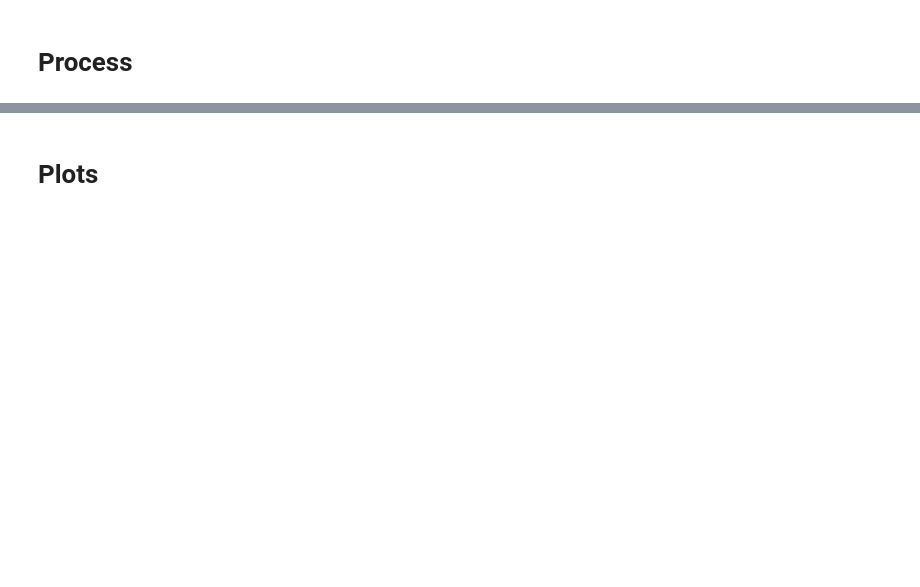
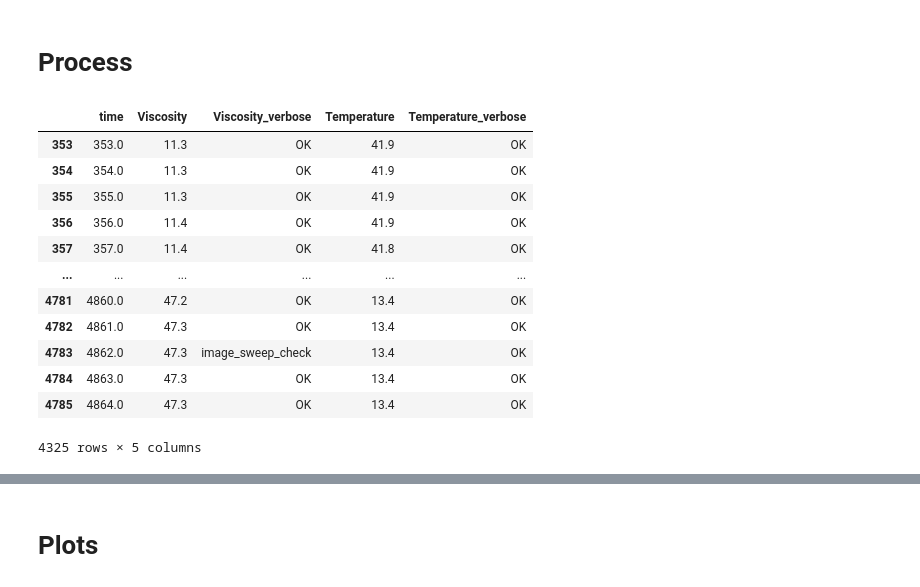
Before and after one commit to EnglishBeach/Diplom-work, a Jupyter notebook: Interactive.ipynb, the cells around one changed output, grey strips where cells are left out. Saved outputs shown, nothing was run; the diff lists cells and outputs as text; code cells hidden in the pictures; blank space fills up the shorter version.

```diff
--- a/Interactive.ipynb
+++ b/Interactive.ipynb
@@ -255,4 +258,20 @@ a.experiment_name
 # %% [markdown]
 # Process
+# %%
+a=base.copy()
 # %%
-a.initial_filter(time=(0, np.inf), viscosity=(10, 50), temperature=(12, 42))
+a.initial_filter(time=(72, np.inf), viscosity=(10, 50), temperature=(12, 42))
+# %% [output]
+|  | time | Viscosity | Viscosity_verbose | Temperature | Temperature_verbose |
+| 353 | 353.0 | 11.3 | OK | 41.9 | OK |
+| 354 | 354.0 | 11.3 | OK | 41.9 | OK |
+| 355 | 355.0 | 11.3 | OK | 41.9 | OK |
+| 356 | 356.0 | 11.4 | OK | 41.9 | OK |
+| 357 | 357.0 | 11.4 | OK | 41.8 | OK |
+| ... | ... | ... | ... | ... | ... |
+| 4781 | 4860.0 | 47.2 | OK | 13.4 | OK |
+| 4782 | 4861.0 | 47.3 | OK | 13.4 | OK |
+| 4783 | 4862.0 | 47.3 | image_sweep_check | 13.4 | OK |
+| 4784 | 4863.0 | 47.3 | OK | 13.4 | OK |
+| 4785 | 4864.0 | 47.3 | OK | 13.4 | OK |
+4325 rows × 5 columns
```
Also changed, not shown: parts of 9 cells of this notebook.
